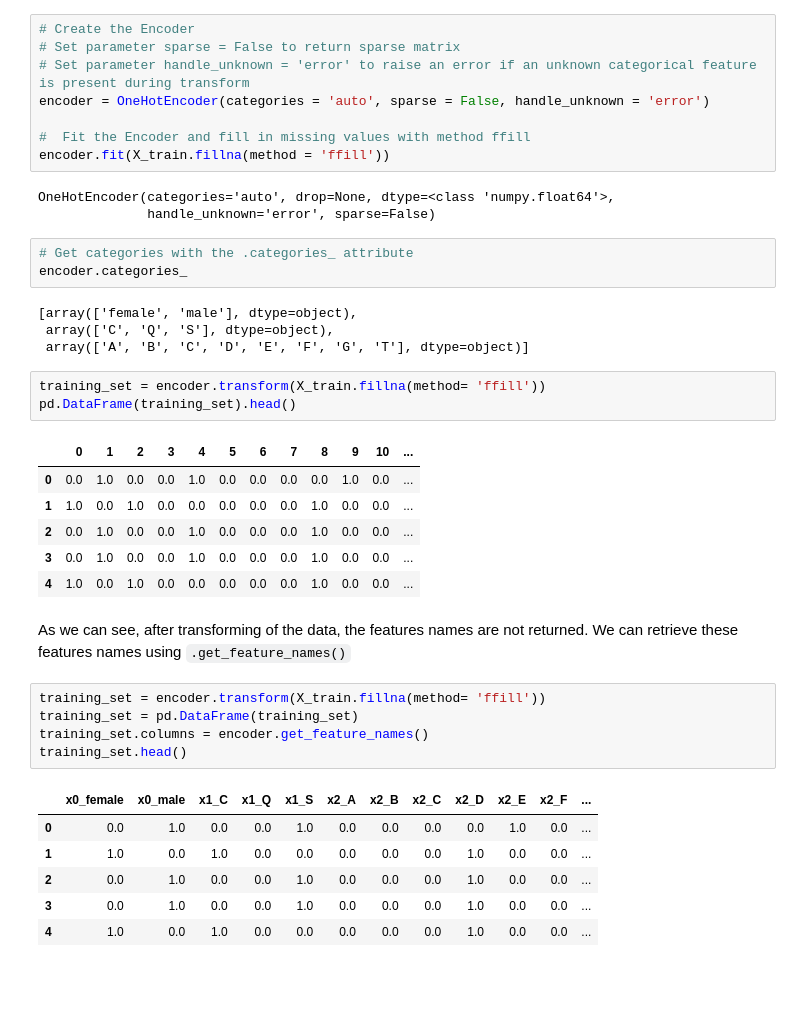
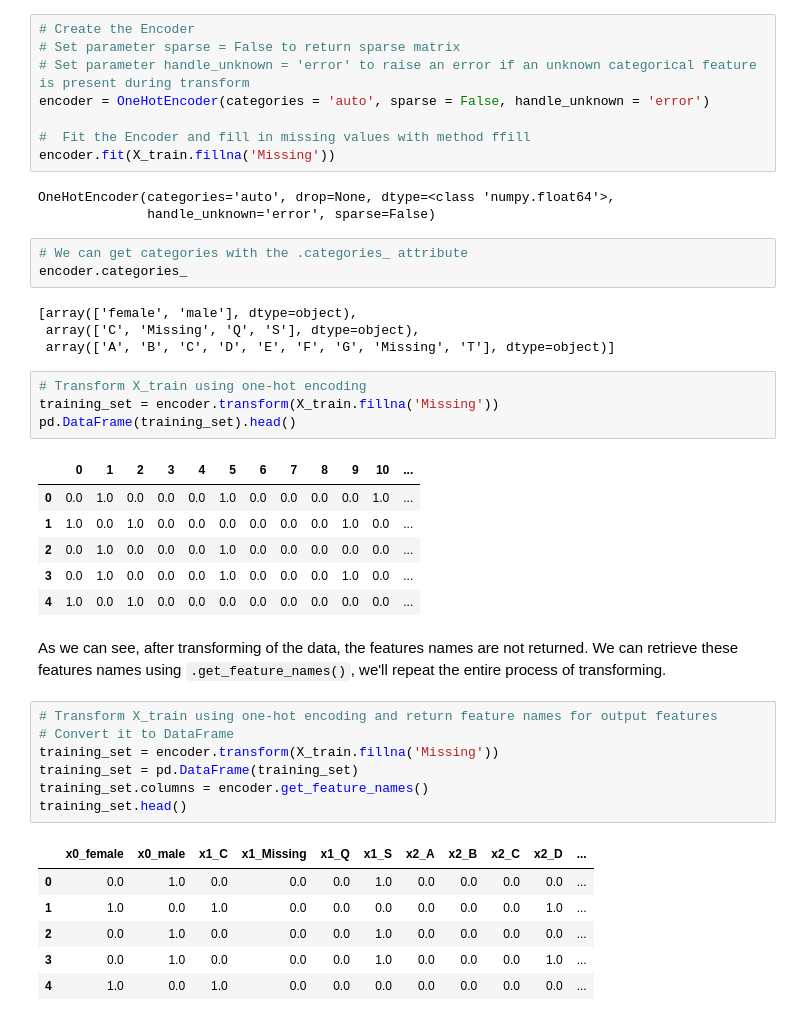
Before and after one commit to robertbarcik/intuitive-ds-notebooks, a Jupyter notebook: 4.Feature-engineering/4. DONE_One_hot_encoding.ipynb, the cells around one changed output. Drawn from its saved outputs; the diff is of its cells as text; blank space fills up the shorter version.

Commit message:
4.DONE-One hot encoding
Editing comment in the cells, transforming testing data added

```diff
--- a/4.Feature-engineering/4. DONE_One_hot_encoding.ipynb
+++ b/4.Feature-engineering/4. DONE_One_hot_encoding.ipynb
@@ -196,38 +204,41 @@ The resulting DataFrames have features names what is the advantage of Pandas `ge
 encoder = OneHotEncoder(categories = 'auto', sparse = False, handle_unknown = 'error')
 
 #  Fit the Encoder and fill in missing values with method ffill
-encoder.fit(X_train.fillna(method = 'ffill'))
+encoder.fit(X_train.fillna('Missing'))
 # %% [output]
 OneHotEncoder(categories='auto', drop=None, dtype=<class 'numpy.float64'>,
               handle_unknown='error', sparse=False)
 # %%
-# Get categories with the .categories_ attribute
+# We can get categories with the .categories_ attribute
 encoder.categories_
 # %% [output]
 [array(['female', 'male'], dtype=object),
- array(['C', 'Q', 'S'], dtype=object),
- array(['A', 'B', 'C', 'D', 'E', 'F', 'G', 'T'], dtype=object)]
+ array(['C', 'Missing', 'Q', 'S'], dtype=object),
+ array(['A', 'B', 'C', 'D', 'E', 'F', 'G', 'Missing', 'T'], dtype=object)]
 # %%
-training_set = encoder.transform(X_train.fillna(method= 'ffill'))
+# Transform X_train using one-hot encoding
+training_set = encoder.transform(X_train.fillna('Missing'))
 pd.DataFrame(training_set).head()
 # %% [output]
 |  | 0 | 1 | 2 | 3 | 4 | 5 | 6 | 7 | 8 | 9 | 10 | ... |
-| 0 | 0.0 | 1.0 | 0.0 | 0.0 | 1.0 | 0.0 | 0.0 | 0.0 | 0.0 | 1.0 | 0.0 | ... |
-| 1 | 1.0 | 0.0 | 1.0 | 0.0 | 0.0 | 0.0 | 0.0 | 0.0 | 1.0 | 0.0 | 0.0 | ... |
-| 2 | 0.0 | 1.0 | 0.0 | 0.0 | 1.0 | 0.0 | 0.0 | 0.0 | 1.0 | 0.0 | 0.0 | ... |
-| 3 | 0.0 | 1.0 | 0.0 | 0.0 | 1.0 | 0.0 | 0.0 | 0.0 | 1.0 | 0.0 | 0.0 | ... |
-| 4 | 1.0 | 0.0 | 1.0 | 0.0 | 0.0 | 0.0 | 0.0 | 0.0 | 1.0 | 0.0 | 0.0 | ... |
+| 0 | 0.0 | 1.0 | 0.0 | 0.0 | 0.0 | 1.0 | 0.0 | 0.0 | 0.0 | 0.0 | 1.0 | ... |
+| 1 | 1.0 | 0.0 | 1.0 | 0.0 | 0.0 | 0.0 | 0.0 | 0.0 | 0.0 | 1.0 | 0.0 | ... |
+| 2 | 0.0 | 1.0 | 0.0 | 0.0 | 0.0 | 1.0 | 0.0 | 0.0 | 0.0 | 0.0 | 0.0 | ... |
+| 3 | 0.0 | 1.0 | 0.0 | 0.0 | 0.0 | 1.0 | 0.0 | 0.0 | 0.0 | 1.0 | 0.0 | ... |
+| 4 | 1.0 | 0.0 | 1.0 | 0.0 | 0.0 | 0.0 | 0.0 | 0.0 | 0.0 | 0.0 | 0.0 | ... |
 # %% [markdown]
-As we can see, after transforming of the data, the features names are not returned. We can retrieve these features names using `.get_feature_names()`
+As we can see, after transforming of the data, the features names are not returned. We can retrieve these features names using `.get_feature_names()`, we'll repeat the entire process of transforming.
 # %%
-training_set = encoder.transform(X_train.fillna(method= 'ffill'))
+# Transform X_train using one-hot encoding and return feature names for output features
+# Convert it to DataFrame
+training_set = encoder.transform(X_train.fillna('Missing'))
 training_set = pd.DataFrame(training_set)
 training_set.columns = encoder.get_feature_names()
 training_set.head()
 # %% [output]
-|  | x0_female | x0_male | x1_C | x1_Q | x1_S | x2_A | x2_B | x2_C | x2_D | x2_E | x2_F | ... |
-| 0 | 0.0 | 1.0 | 0.0 | 0.0 | 1.0 | 0.0 | 0.0 | 0.0 | 0.0 | 1.0 | 0.0 | ... |
-| 1 | 1.0 | 0.0 | 1.0 | 0.0 | 0.0 | 0.0 | 0.0 | 0.0 | 1.0 | 0.0 | 0.0 | ... |
-| 2 | 0.0 | 1.0 | 0.0 | 0.0 | 1.0 | 0.0 | 0.0 | 0.0 | 1.0 | 0.0 | 0.0 | ... |
-| 3 | 0.0 | 1.0 | 0.0 | 0.0 | 1.0 | 0.0 | 0.0 | 0.0 | 1.0 | 0.0 | 0.0 | ... |
-| 4 | 1.0 | 0.0 | 1.0 | 0.0 | 0.0 | 0.0 | 0.0 | 0.0 | 1.0 | 0.0 | 0.0 | ... |
+|  | x0_female | x0_male | x1_C | x1_Missing | x1_Q | x1_S | x2_A | x2_B | x2_C | x2_D | ... |
+| 0 | 0.0 | 1.0 | 0.0 | 0.0 | 0.0 | 1.0 | 0.0 | 0.0 | 0.0 | 0.0 | ... |
+| 1 | 1.0 | 0.0 | 1.0 | 0.0 | 0.0 | 0.0 | 0.0 | 0.0 | 0.0 | 1.0 | ... |
+| 2 | 0.0 | 1.0 | 0.0 | 0.0 | 0.0 | 1.0 | 0.0 | 0.0 | 0.0 | 0.0 | ... |
+| 3 | 0.0 | 1.0 | 0.0 | 0.0 | 0.0 | 1.0 | 0.0 | 0.0 | 0.0 | 1.0 | ... |
+| 4 | 1.0 | 0.0 | 1.0 | 0.0 | 0.0 | 0.0 | 0.0 | 0.0 | 0.0 | 0.0 | ... |
```
Also changed, not shown: parts of 8 cells of this notebook.
